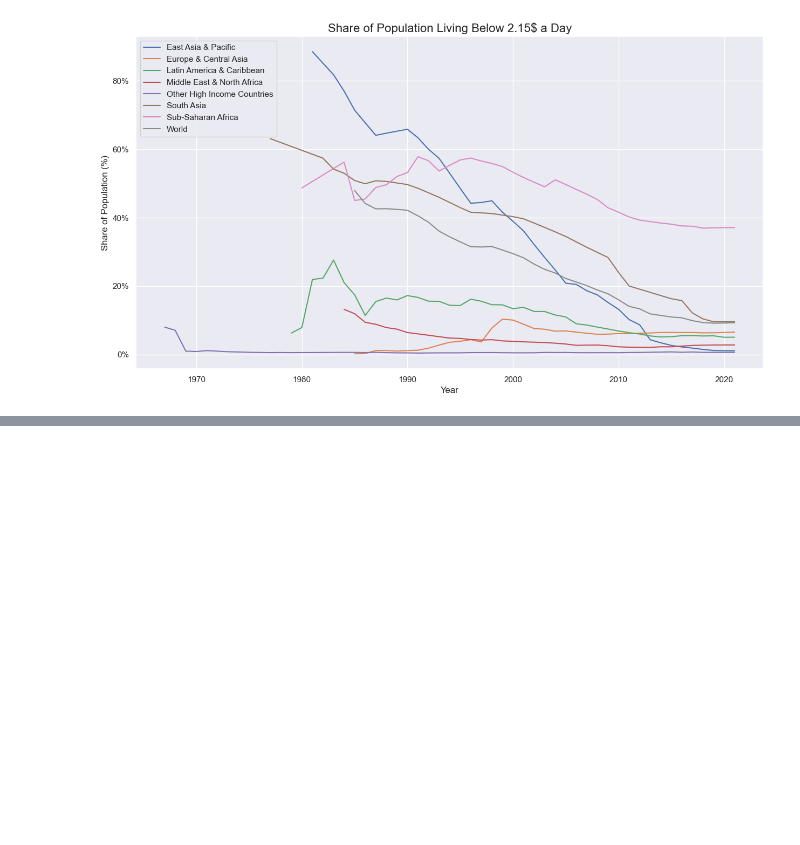
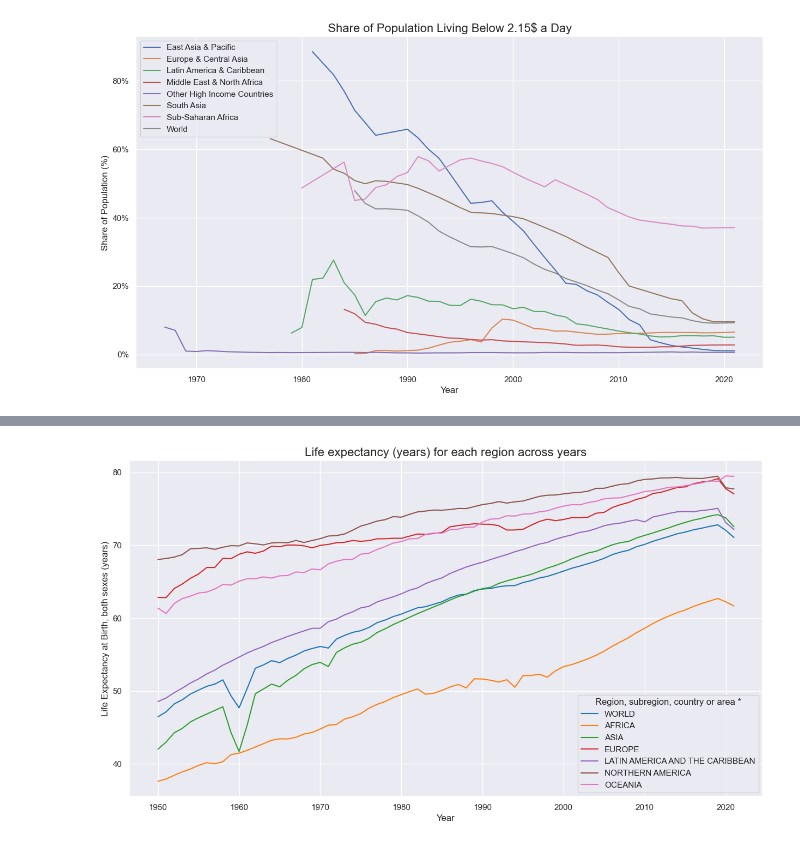
Before and after one commit to RomainBdt/Global-World-Trend, a Jupyter notebook: SDG_development_main.ipynb, the cells around one changed output, grey strips where cells are left out. Cells and saved outputs as stored; diff of their text form; code cells hidden in the pictures; blank space fills up the shorter version.

```diff
--- a/SDG_development_main.ipynb
+++ b/SDG_development_main.ipynb
@@ -217,0 +234,10 @@ df.groupby('year').sum(numeric_only=True).plot(y='Total Population (thousands)')
+# %%
+# Plot life expectancy for different regions
+regions = [x for x in df_pop['Region, subregion, country or area *'].unique() if x.isupper()]
+plot = sns.lineplot(x='Year', y='Life Expectancy at Birth, both sexes (years)', data=df_pop[df_pop['Region, subregion, country or area *'].isin(regions)], hue='Region, subregion, country or area *', palette='tab10')
+plot.figure.set_size_inches(15, 8)
+plot.set_aspect('auto')
+plot.set_title('Life expectancy (years) for each region across years', fontsize=16)
+plt.show()
+# %% [output]
+[figure, added]
```
Also changed, not shown: parts of 20 cells of this notebook.
